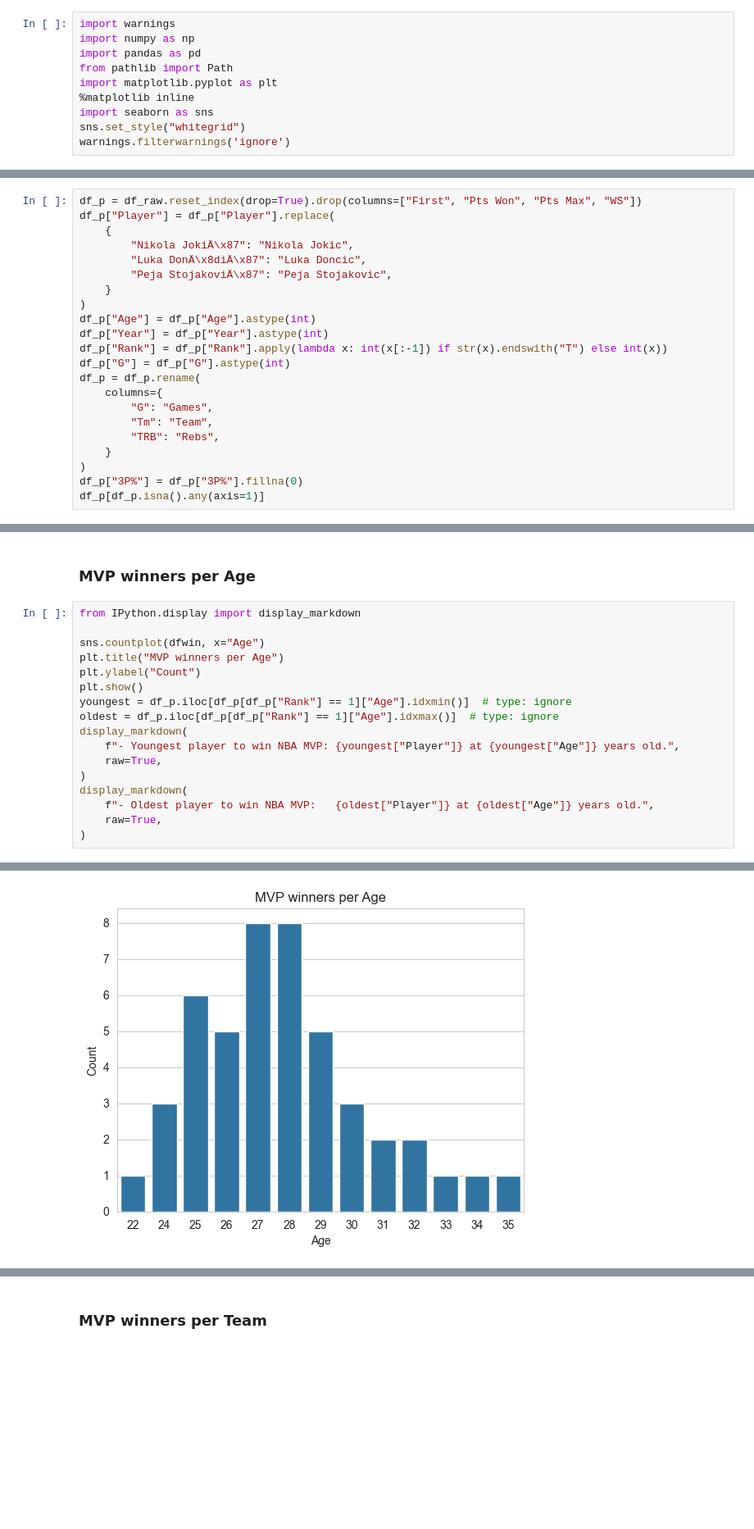
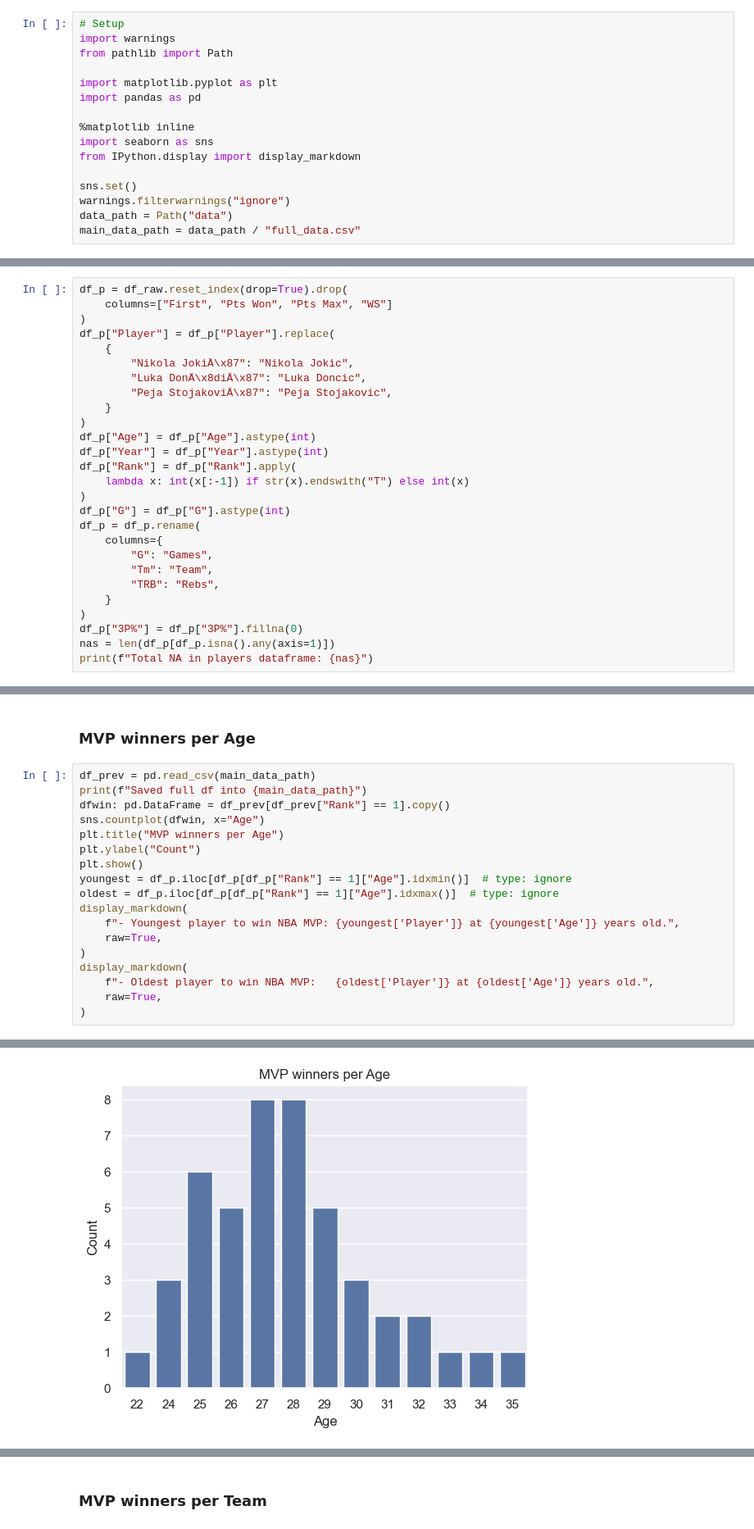
Before and after one commit to valevil27/nba-mvp-analysis, a Jupyter notebook: main.ipynb, the cells around one changed output, grey strips where cells are left out. Shown at 82% size. Drawn from its saved outputs; the diff is of its cells as text; blank space fills up the shorter version.

```diff
--- a/main.ipynb
+++ b/main.ipynb
@@ -3,15 +3,21 @@
 
 ## Loading Data
 # %%
+# Setup
 import warnings
-import numpy as np
+from pathlib import Path
+
+import matplotlib.pyplot as plt
 import pandas as pd
-from pathlib import Path
-import matplotlib.pyplot as plt
+
 %matplotlib inline
 import seaborn as sns
-sns.set_style("whitegrid")
-warnings.filterwarnings('ignore')
+from IPython.display import display_markdown
+
+sns.set()
+warnings.filterwarnings("ignore")
+data_path = Path("data")
+main_data_path = data_path / "full_data.csv"
 # %% [markdown]
 - votaciones: https://www.basketball-reference.com/awards/awards_1989.html#all_nba_mvp
 # %%
@@ -97,7 +102,9 @@ df_raw_t
 - Several players (looking at you **Shaq**) have 0/0 3FG, which are registered as _missing values_ at source.
 - Rename for `Nikola Jokic`, `Peja Sojakovic` and `Luca Doncic` to avoid troubles with encoding.
 # %%
-df_p = df_raw.reset_index(drop=True).drop(columns=["First", "Pts Won", "Pts Max", "WS"])
+df_p = df_raw.reset_index(drop=True).drop(
+    columns=["First", "Pts Won", "Pts Max", "WS"]
+)
 df_p["Player"] = df_p["Player"].replace(
     {
         "Nikola JokiÄ\x87": "Nikola Jokic",
@@ -107,7 +114,9 @@ df_p["Player"] = df_p["Player"].replace(
 )
 df_p["Age"] = df_p["Age"].astype(int)
 df_p["Year"] = df_p["Year"].astype(int)
-df_p["Rank"] = df_p["Rank"].apply(lambda x: int(x[:-1]) if str(x).endswith("T") else int(x))
+df_p["Rank"] = df_p["Rank"].apply(
+    lambda x: int(x[:-1]) if str(x).endswith("T") else int(x)
+)
 df_p["G"] = df_p["G"].astype(int)
 df_p = df_p.rename(
     columns={
@@ -117,5 +126,6 @@ df_p = df_p.rename(
     }
 )
 df_p["3P%"] = df_p["3P%"].fillna(0)
-df_p[df_p.isna().any(axis=1)]
+nas = len(df_p[df_p.isna().any(axis=1)])
+print(f"Total NA in players dataframe: {nas}")
 # %% [output]
@@ -139,8 +156,9 @@ del df_raw, df_raw_t
 # %% [markdown]
 ### MVP winners per Age
 # %%
-from IPython.display import display_markdown
-
+df_prev = pd.read_csv(main_data_path)
+print(f"Saved full df into {main_data_path}")
+dfwin: pd.DataFrame = df_prev[df_prev["Rank"] == 1].copy()
 sns.countplot(dfwin, x="Age")
 plt.title("MVP winners per Age")
 plt.ylabel("Count")
@@ -148,11 +166,11 @@ plt.show()
 youngest = df_p.iloc[df_p[df_p["Rank"] == 1]["Age"].idxmin()]  # type: ignore
 oldest = df_p.iloc[df_p[df_p["Rank"] == 1]["Age"].idxmax()]  # type: ignore
 display_markdown(
-    f"- Youngest player to win NBA MVP: {youngest["Player"]} at {youngest["Age"]} years old.",
+    f"- Youngest player to win NBA MVP: {youngest['Player']} at {youngest['Age']} years old.",
     raw=True,
 )
 display_markdown(
-    f"- Oldest player to win NBA MVP:   {oldest["Player"]} at {oldest["Age"]} years old.",
+    f"- Oldest player to win NBA MVP:   {oldest['Player']} at {oldest['Age']} years old.",
     raw=True,
 )
 # %% [output]
@@ -159,4 +178,4 @@ display_markdown(
-[figure, old version]
+[figure, new version]
 - Youngest player to win NBA MVP: Derrick Rose at 22 years old.
 - Oldest player to win NBA MVP:   Karl Malone at 35 years old.
 # %% [markdown]
```
Also changed, not shown: parts of 27 cells of this notebook.
